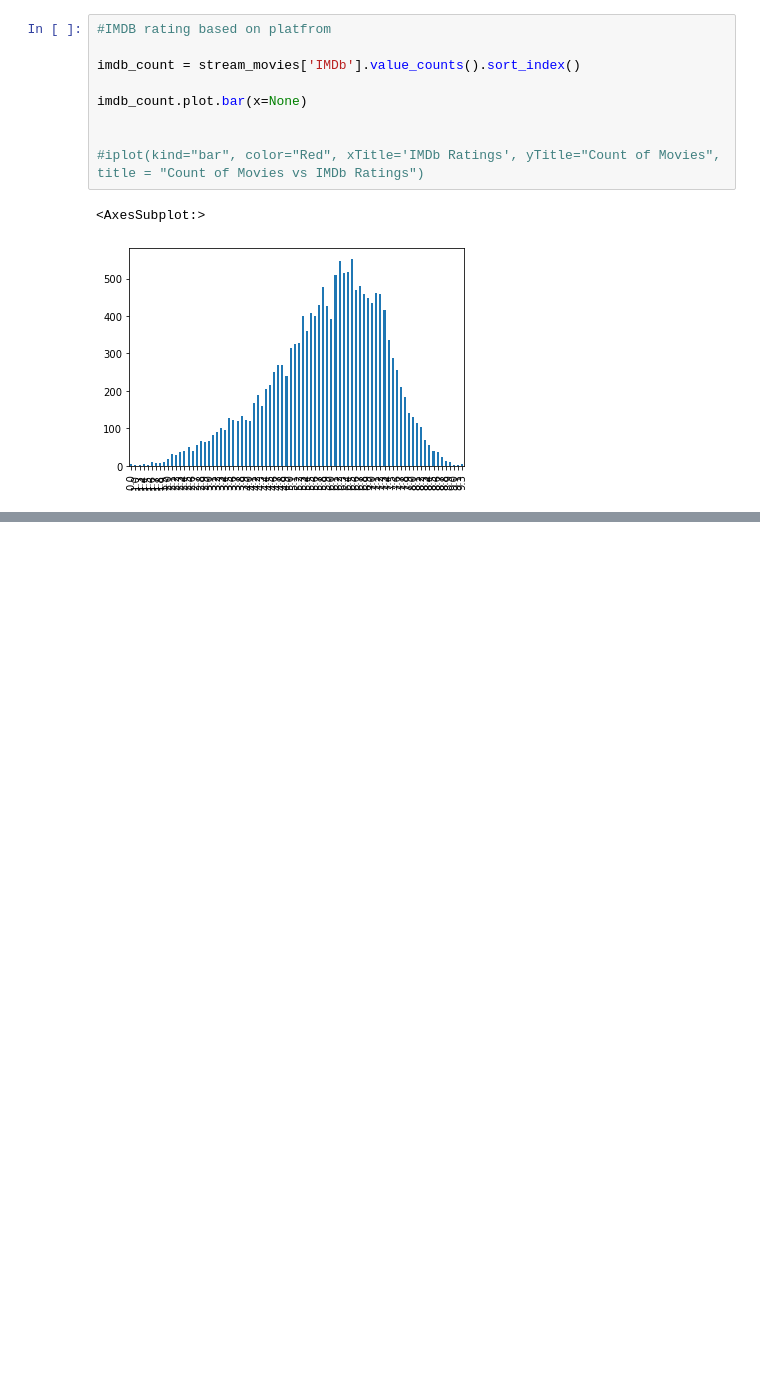
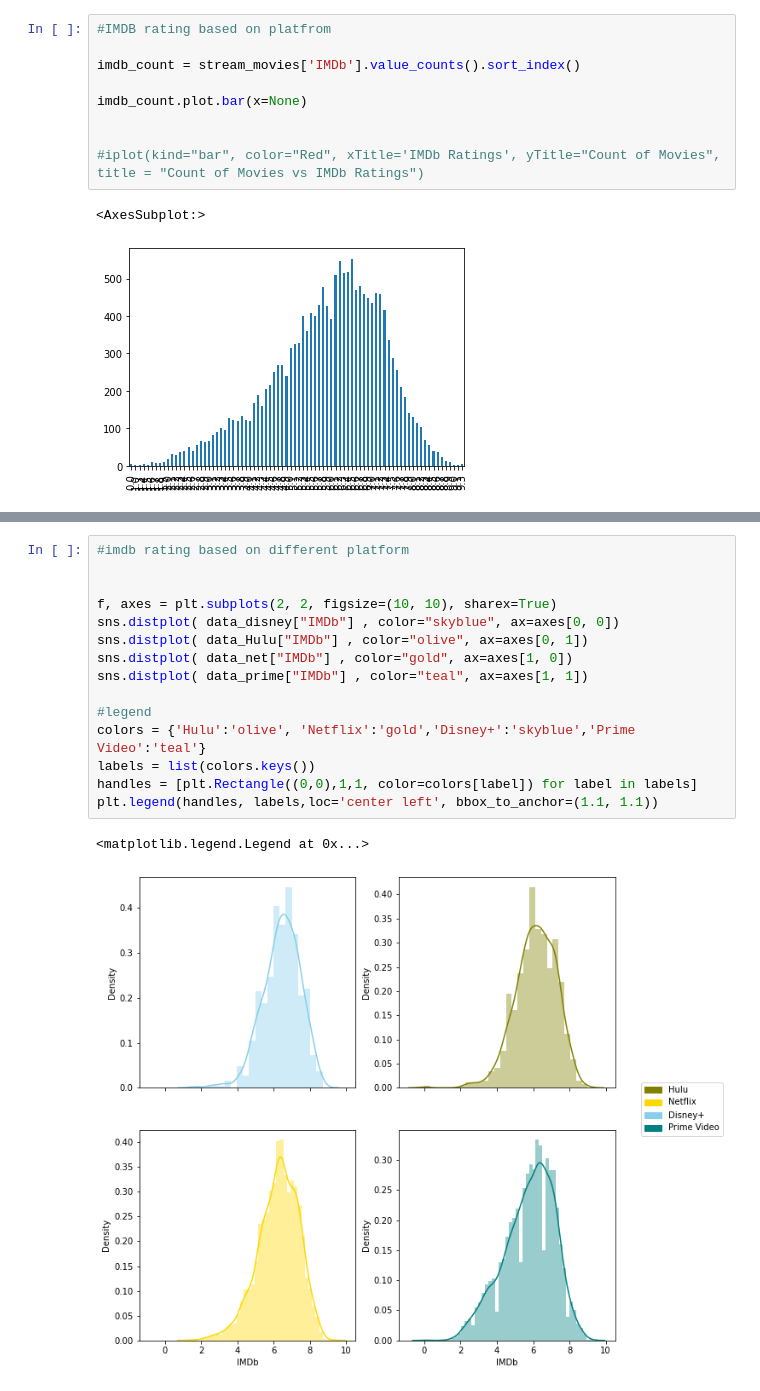
Before and after one commit to datares/the-avocados-movies, a Jupyter notebook: Annie/Movies on Stream Platforms.ipynb, the cells around one changed output, grey strips where cells are left out. Cells and saved outputs as stored; diff of their text form; blank space fills up the shorter version.

```diff
--- a/Annie/Movies on Stream Platforms.ipynb
+++ b/Annie/Movies on Stream Platforms.ipynb
@@ -154,0 +177,18 @@ imdb_count.plot.bar(x=None)
+# %%
+#imdb rating based on different platform
+
+
+f, axes = plt.subplots(2, 2, figsize=(10, 10), sharex=True)
+sns.distplot( data_disney["IMDb"] , color="skyblue", ax=axes[0, 0])
+sns.distplot( data_Hulu["IMDb"] , color="olive", ax=axes[0, 1])
+sns.distplot( data_net["IMDb"] , color="gold", ax=axes[1, 0])
+sns.distplot( data_prime["IMDb"] , color="teal", ax=axes[1, 1])
+
+#legend
+colors = {'Hulu':'olive', 'Netflix':'gold','Disney+':'skyblue','Prime Video':'teal'}
+labels = list(colors.keys())
+handles = [plt.Rectangle((0,0),1,1, color=colors[label]) for label in labels]
+plt.legend(handles, labels,loc='center left', bbox_to_anchor=(1.1, 1.1))
+# %% [output]
+<matplotlib.legend.Legend at 0x...>
+[figure, added]
```
Also changed, not shown: parts of 3 cells of this notebook.
